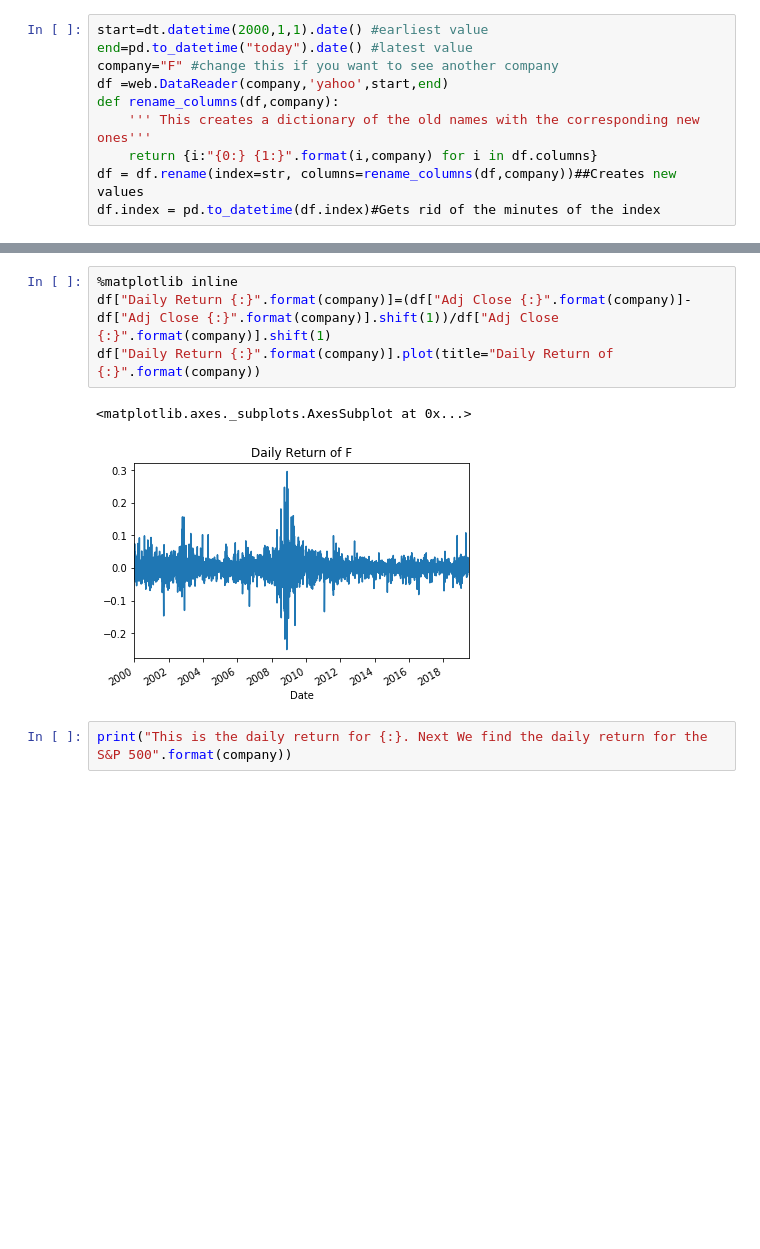
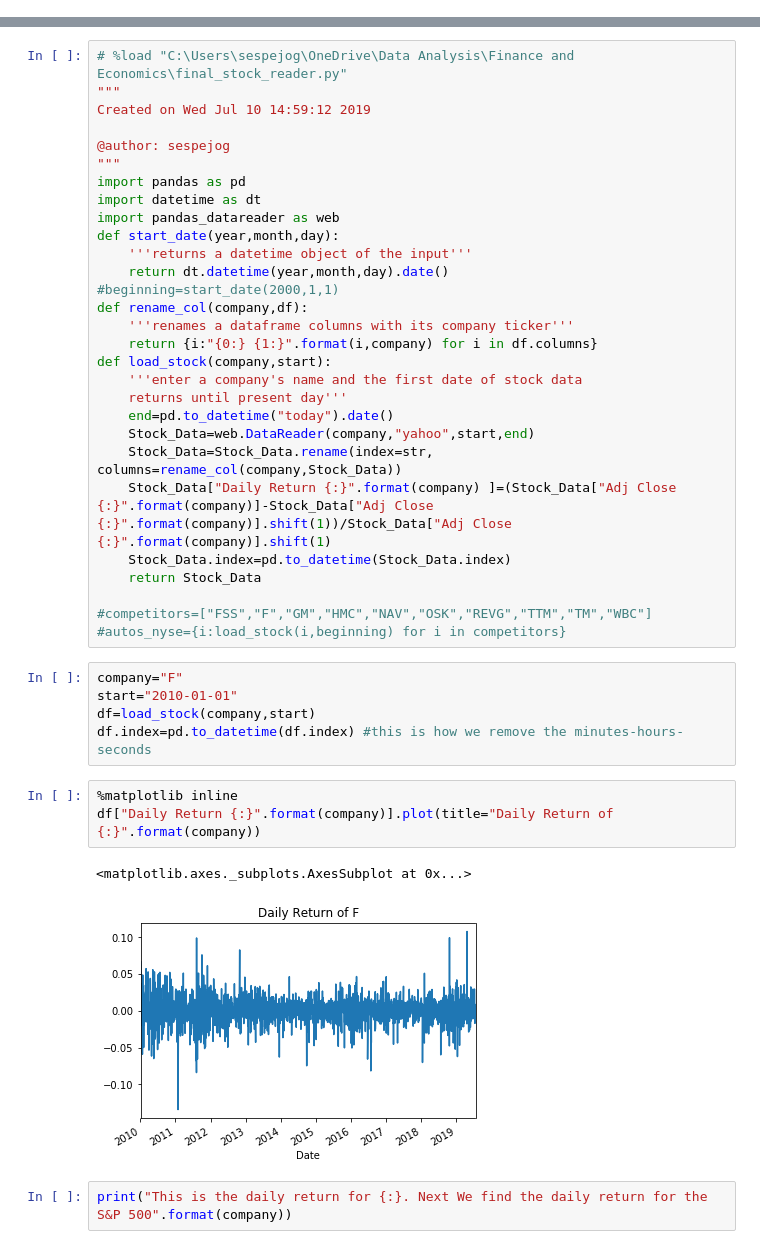
Before and after one commit to gochefinance/Python-Finance-, a Jupyter notebook: Beta.ipynb, the cells around one changed output, grey strips where cells are left out. Cells and saved outputs as stored; diff of their text form; blank space fills up the shorter version.

```diff
--- a/Beta.ipynb
+++ b/Beta.ipynb
@@ -34,10 +27,0 @@ We are going to mainly use `pandas` and `datetime` to load stock data from yahoo
-# %%
-start=dt.datetime(2000,1,1).date() #earliest value
-end=pd.to_datetime("today").date() #latest value
-company="F" #change this if you want to see another company
-df =web.DataReader(company,'yahoo',start,end)
-def rename_columns(df,company):
-    ''' This creates a dictionary of the old names with the corresponding new ones'''
-    return {i:"{0:} {1:}".format(i,company) for i in df.columns}
-df = df.rename(index=str, columns=rename_columns(df,company))##Creates new values
-df.index = pd.to_datetime(df.index)#Gets rid of the minutes of the index
@@ -58,10 +30,43 @@ df.head() #here we see the data that we have
+# %%
+# %load "C:\Users\sespejog\OneDrive\Data Analysis\Finance and Economics\final_stock_reader.py"
+"""
+Created on Wed Jul 10 14:59:12 2019
+
+@author: sespejog
+"""
+import pandas as pd
+import datetime as dt
+import pandas_datareader as web
+def start_date(year,month,day):
+    '''returns a datetime object of the input'''
+    return dt.datetime(year,month,day).date()
+#beginning=start_date(2000,1,1)
+def rename_col(company,df):
+    '''renames a dataframe columns with its company ticker'''
+    return {i:"{0:} {1:}".format(i,company) for i in df.columns}
+def load_stock(company,start):
+    '''enter a company's name and the first date of stock data
+    returns until present day'''
+    end=pd.to_datetime("today").date()
+    Stock_Data=web.DataReader(company,"yahoo",start,end)
+    Stock_Data=Stock_Data.rename(index=str, columns=rename_col(company,Stock_Data))
+    Stock_Data["Daily Return {:}".format(company) ]=(Stock_Data["Adj Close {:}".format(company)]-Stock_Data["Adj Close {:}".format(company)].shift(1))/Stock_Data["Adj Close {:}".format(company)].shift(1)
+    Stock_Data.index=pd.to_datetime(Stock_Data.index)
+    return Stock_Data
+
+#competitors=["FSS","F","GM","HMC","NAV","OSK","REVG","TTM","TM","WBC"]
+#autos_nyse={i:load_stock(i,beginning) for i in competitors}
+# %%
+company="F"
+start="2010-01-01"
+df=load_stock(company,start)
+df.index=pd.to_datetime(df.index) #this is how we remove the minutes-hours-seconds
 # %%
 %matplotlib inline
-df["Daily Return {:}".format(company)]=(df["Adj Close {:}".format(company)]-df["Adj Close {:}".format(company)].shift(1))/df["Adj Close {:}".format(company)].shift(1)
 df["Daily Return {:}".format(company)].plot(title="Daily Return of {:}".format(company))
 # %% [output]
 <matplotlib.axes._subplots.AxesSubplot at 0x...>
-[figure, old version]
+[figure, new version]
 # %%
 print("This is the daily return for {:}. Next We find the daily return for the S&P 500".format(company))
 # %% [output]
```
Also changed, not shown: parts of 23 cells of this notebook.
